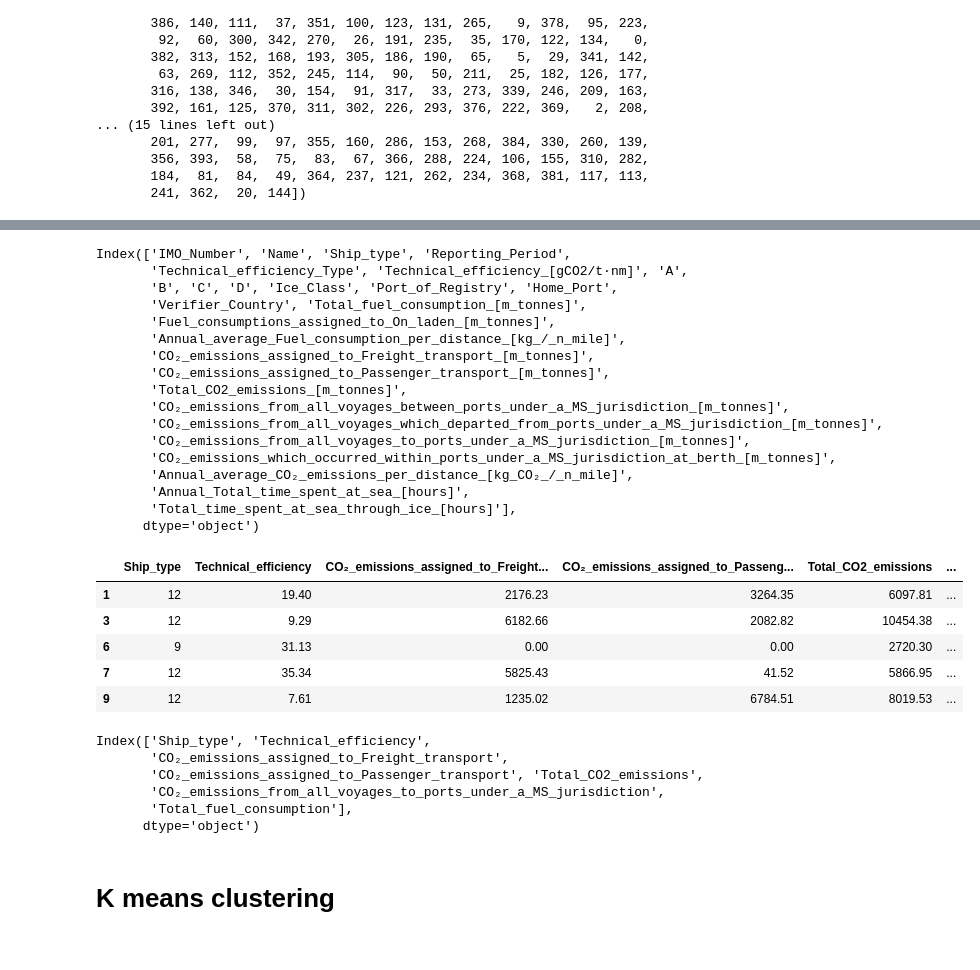
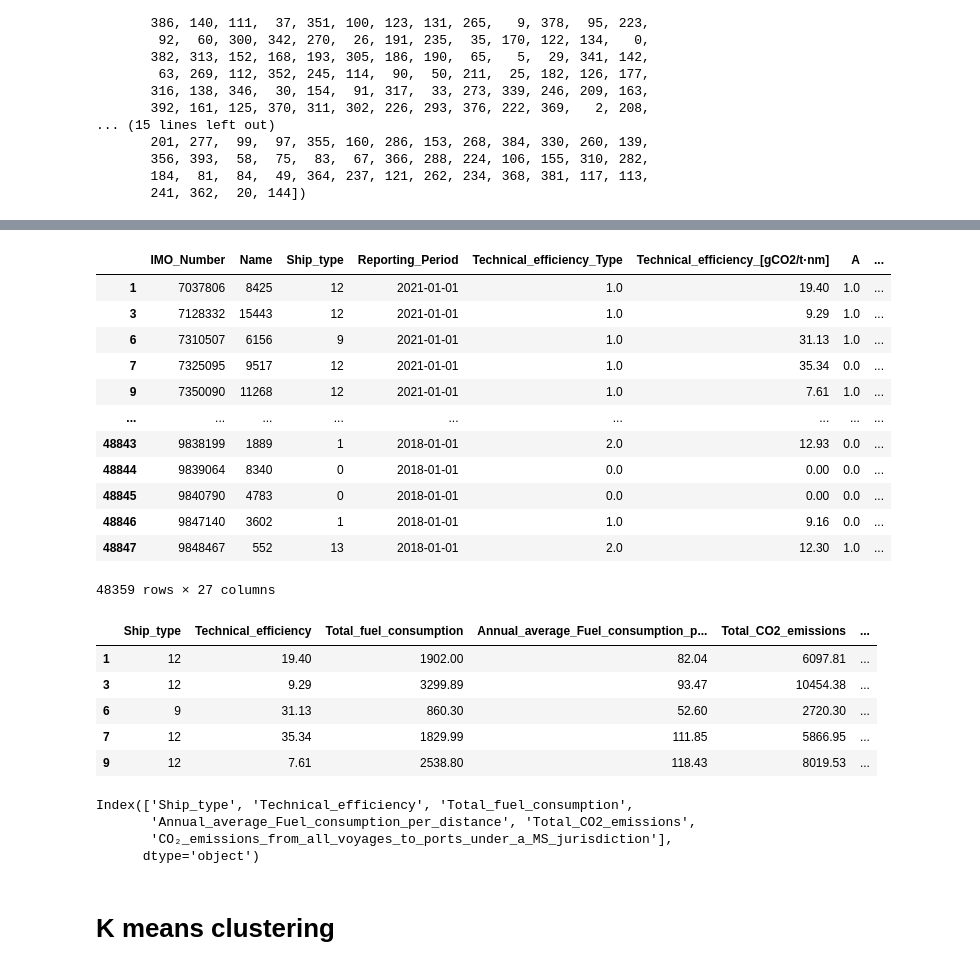
Before and after one commit to Anuj-1996/Maritime_Ship_CO2_Emission_Analysis, a Jupyter notebook: EU_CO2_emissions_from_maritime_transport.ipynb, the cells around one changed output, grey strips where cells are left out. Cells and saved outputs as stored; diff of their text form; code cells hidden in the pictures.

```diff
--- a/EU_CO2_emissions_from_maritime_transport.ipynb
+++ b/EU_CO2_emissions_from_maritime_transport.ipynb
@@ -571,51 +590,42 @@ sns.heatmap(corr, annot=True, cmap='coolwarm')
 # %%
-df_filtered.columns
+df_filtered
 # %% [output]
+|  | IMO_Number | Name | Ship_type | Reporting_Period | Technical_efficiency_Type | Technical_efficiency_[gCO2/t·nm] | A | ... |
+| 1 | 7037806 | 8425 | 12 | 2021-01-01 | 1.0 | 19.40 | 1.0 | ... |
+| 3 | 7128332 | 15443 | 12 | 2021-01-01 | 1.0 | 9.29 | 1.0 | ... |
+| 6 | 7310507 | 6156 | 9 | 2021-01-01 | 1.0 | 31.13 | 1.0 | ... |
+| 7 | 7325095 | 9517 | 12 | 2021-01-01 | 1.0 | 35.34 | 0.0 | ... |
+| 9 | 7350090 | 11268 | 12 | 2021-01-01 | 1.0 | 7.61 | 1.0 | ... |
+| ... | ... | ... | ... | ... | ... | ... | ... | ... |
+| 48843 | 9838199 | 1889 | 1 | 2018-01-01 | 2.0 | 12.93 | 0.0 | ... |
+| 48844 | 9839064 | 8340 | 0 | 2018-01-01 | 0.0 | 0.00 | 0.0 | ... |
+| 48845 | 9840790 | 4783 | 0 | 2018-01-01 | 0.0 | 0.00 | 0.0 | ... |
+| 48846 | 9847140 | 3602 | 1 | 2018-01-01 | 1.0 | 9.16 | 0.0 | ... |
+| 48847 | 9848467 | 552 | 13 | 2018-01-01 | 2.0 | 12.30 | 1.0 | ... |
-Index(['IMO_Number', 'Name', 'Ship_type', 'Reporting_Period',
-       'Technical_efficiency_Type', 'Technical_efficiency_[gCO2/t·nm]', 'A',
-       'B', 'C', 'D', 'Ice_Class', 'Port_of_Registry', 'Home_Port',
-       'Verifier_Country', 'Total_fuel_consumption_[m_tonnes]',
-       'Fuel_consumptions_assigned_to_On_laden_[m_tonnes]',
-       'Annual_average_Fuel_consumption_per_distance_[kg_/_n_mile]',
-       'CO₂_emissions_assigned_to_Freight_transport_[m_tonnes]',
-       'CO₂_emissions_assigned_to_Passenger_transport_[m_tonnes]',
-       'Total_CO2_emissions_[m_tonnes]',
-       'CO₂_emissions_from_all_voyages_between_ports_under_a_MS_jurisdiction_[m_tonnes]',
-       'CO₂_emissions_from_all_voyages_which_departed_from_ports_under_a_MS_jurisdiction_[m_tonnes]',
-       'CO₂_emissions_from_all_voyages_to_ports_under_a_MS_jurisdiction_[m_tonnes]',
-       'CO₂_emissions_which_occurred_within_ports_under_a_MS_jurisdiction_at_berth_[m_tonnes]',
-       'Annual_average_CO₂_emissions_per_distance_[kg_CO₂_/_n_mile]',
-       'Annual_Total_time_spent_at_sea_[hours]',
-       'Total_time_spent_at_sea_through_ice_[hours]'],
-      dtype='object')
+48359 rows × 27 columns
 # %%
 df_test = pd.DataFrame()
 df_test['Ship_type'] = df_filtered['Ship_type']
 df_test['Technical_efficiency'] = df_filtered['Technical_efficiency_[gCO2/t·nm]']
-df_test['CO₂_emissions_assigned_to_Freight_transport'] = df_filtered['CO₂_emissions_assigned_to_Freight_transport_[m_tonnes]']
-df_test['CO₂_emissions_assigned_to_Passenger_transport'] = df_filtered['CO₂_emissions_assigned_to_Passenger_transport_[m_tonnes]']
-
+df_test['Total_fuel_consumption'] = df_filtered['Total_fuel_consumption_[m_tonnes]']
+df_test['Annual_average_Fuel_consumption_per_distance'] = df_filtered['Annual_average_Fuel_consumption_per_distance_[kg_/_n_mile]']
 df_test['Total_CO2_emissions'] = df_filtered['Total_CO2_emissions_[m_tonnes]']
-
 df_test['CO₂_emissions_from_all_voyages_to_ports_under_a_MS_jurisdiction'] = df_filtered['CO₂_emissions_from_all_voyages_to_ports_under_a_MS_jurisdiction_[m_tonnes]']
 
-df_test['Total_fuel_consumption'] = df_filtered['Total_fuel_consumption_[m_tonnes]']
 df_test.head()
 # %% [output]
-|  | Ship_type | Technical_efficiency | CO₂_emissions_assigned_to_Freight... | CO₂_emissions_assigned_to_Passeng... | Total_CO2_emissions | ... |
-| 1 | 12 | 19.40 | 2176.23 | 3264.35 | 6097.81 | ... |
-| 3 | 12 | 9.29 | 6182.66 | 2082.82 | 10454.38 | ... |
-| 6 | 9 | 31.13 | 0.00 | 0.00 | 2720.30 | ... |
-| 7 | 12 | 35.34 | 5825.43 | 41.52 | 5866.95 | ... |
-| 9 | 12 | 7.61 | 1235.02 | 6784.51 | 8019.53 | ... |
+|  | Ship_type | Technical_efficiency | Total_fuel_consumption | Annual_average_Fuel_consumption_p... | Total_CO2_emissions | ... |
+| 1 | 12 | 19.40 | 1902.00 | 82.04 | 6097.81 | ... |
+| 3 | 12 | 9.29 | 3299.89 | 93.47 | 10454.38 | ... |
+| 6 | 9 | 31.13 | 860.30 | 52.60 | 2720.30 | ... |
+| 7 | 12 | 35.34 | 1829.99 | 111.85 | 5866.95 | ... |
+| 9 | 12 | 7.61 | 2538.80 | 118.43 | 8019.53 | ... |
 # %%
 df_test.columns
 # %% [output]
-Index(['Ship_type', 'Technical_efficiency',
-       'CO₂_emissions_assigned_to_Freight_transport',
-       'CO₂_emissions_assigned_to_Passenger_transport', 'Total_CO2_emissions',
-       'CO₂_emissions_from_all_voyages_to_ports_under_a_MS_jurisdiction',
-       'Total_fuel_consumption'],
+Index(['Ship_type', 'Technical_efficiency', 'Total_fuel_consumption',
+       'Annual_average_Fuel_consumption_per_distance', 'Total_CO2_emissions',
+       'CO₂_emissions_from_all_voyages_to_ports_under_a_MS_jurisdiction'],
       dtype='object')
 # %% [markdown]
 # K means clustering
```
Also changed, not shown: parts of 46 cells of this notebook.
